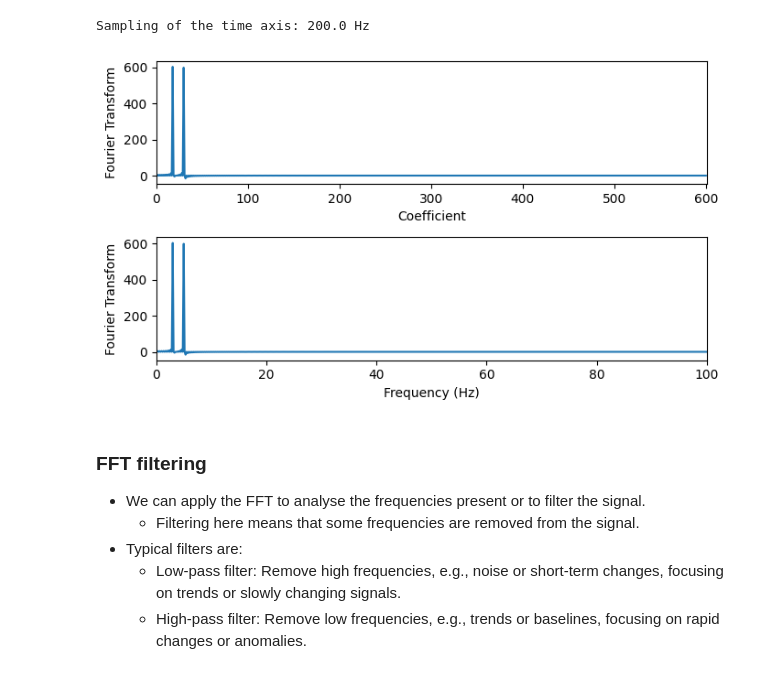
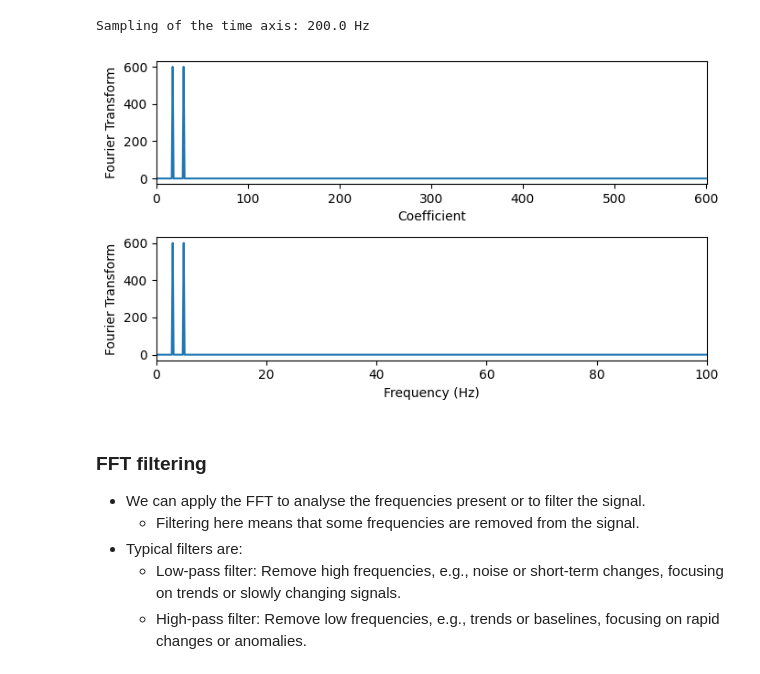
Before and after one commit to khliland/IND320, a Jupyter notebook: D2Dbook/3_Data_quality/1_Signal/3_Decomposition.ipynb, the cells around one changed output. Drawn from its saved outputs; the diff is of its cells as text; code cells hidden in the pictures.

```diff
--- a/D2Dbook/3_Data_quality/1_Signal/3_Decomposition.ipynb
+++ b/D2Dbook/3_Data_quality/1_Signal/3_Decomposition.ipynb
@@ -102,25 +102,25 @@ Sampling of the time axis: 200.0 Hz
 # %%
 # Discrete Cosine transform
 shift = 0 # Shift the signal to the right by this amount, e.g., 100
-fourier_signal = dct(np.concatenate([np.zeros(shift),signal])) # Pad with zeros to shift signal
+fourier_signal = dct(np.concatenate([np.zeros(shift),signal]), type=1) # Pad with zeros to shift signal
 dt = time[1] - time[0]
 W = np.linspace(0, 1/(2*dt), N+shift)
 #                    ^-- Frequency axis in Hz (2* because of of definitions of DCT with half integers)
 
 # Plot the Fourier transform
 fig, axs = plt.subplots(2, 1, figsize=(7, 4))
 axs[0].plot(range(N+shift), fourier_signal)
 axs[0].set_xlabel('Coefficient')
 axs[0].set_ylabel('Fourier Transform')
 axs[0].set_xlim(0, N+shift)
 axs[1].plot(W, fourier_signal)
 axs[1].set_xlabel('Frequency (Hz)')
 axs[1].set_ylabel('Fourier Transform')
 axs[1].set_xlim(0, np.max(W))
 plt.tight_layout()
 plt.show()
 # %% [output]
-[figure, old version]
+[figure, new version]
 # %% [markdown]
 ### FFT filtering
 - We can apply the FFT to analyse the frequencies present or to filter the signal.
```
Also changed, not shown: parts of 4 cells of this notebook.
